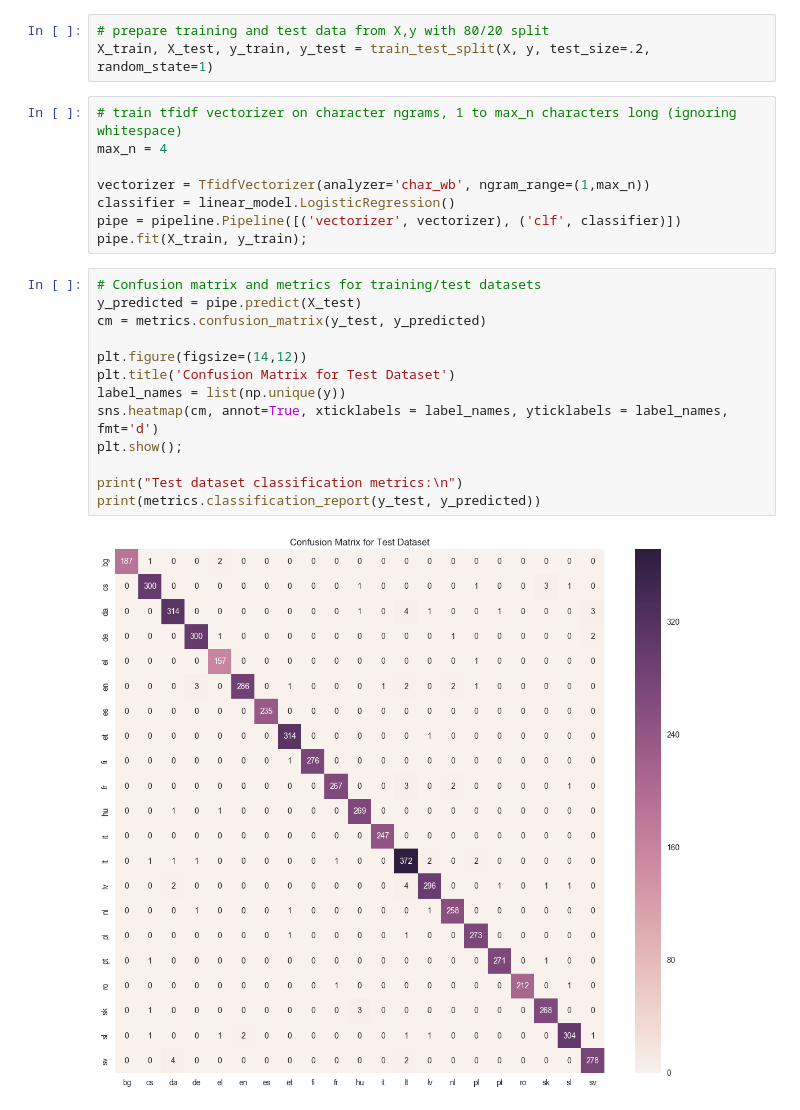
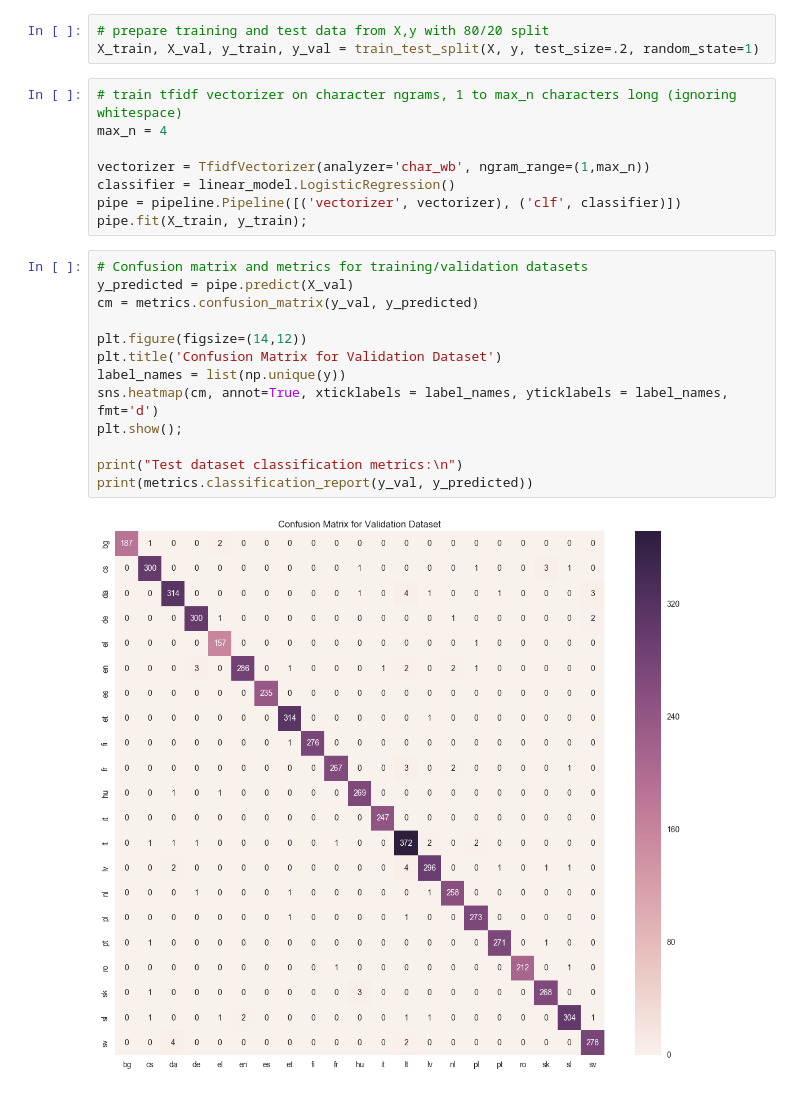
Before and after one commit to dwww2012/startup_ML, a Jupyter notebook: startup_ml_lang_detect.ipynb, the cells around one changed output. Cells and saved outputs as stored; diff of their text form.

```diff
--- a/startup_ml_lang_detect.ipynb
+++ b/startup_ml_lang_detect.ipynb
@@ -104,6 +104,6 @@ Total letters in corpus:  3126478
 # %%
 # prepare training and test data from X,y with 80/20 split
-X_train, X_test, y_train, y_test = train_test_split(X, y, test_size=.2, random_state=1)
+X_train, X_val, y_train, y_val = train_test_split(X, y, test_size=.2, random_state=1)
 # %%
 # train tfidf vectorizer on character ngrams, 1 to max_n characters long (ignoring whitespace)
 max_n = 4
@@ -113,20 +113,20 @@ classifier = linear_model.LogisticRegression()
 pipe = pipeline.Pipeline([('vectorizer', vectorizer), ('clf', classifier)])
 pipe.fit(X_train, y_train);
 # %%
-# Confusion matrix and metrics for training/test datasets
-y_predicted = pipe.predict(X_test)
-cm = metrics.confusion_matrix(y_test, y_predicted)
+# Confusion matrix and metrics for training/validation datasets
+y_predicted = pipe.predict(X_val)
+cm = metrics.confusion_matrix(y_val, y_predicted)
 
 plt.figure(figsize=(14,12))
-plt.title('Confusion Matrix for Test Dataset')
+plt.title('Confusion Matrix for Validation Dataset')
 label_names = list(np.unique(y))
 sns.heatmap(cm, annot=True, xticklabels = label_names, yticklabels = label_names, fmt='d')
 plt.show();
 
 print("Test dataset classification metrics:\n")
-print(metrics.classification_report(y_test, y_predicted))
+print(metrics.classification_report(y_val, y_predicted))
 # %% [output]
-[figure, old version]
+[figure, new version]
 Test dataset classification metrics:
 
              precision    recall  f1-score   support
```
Also changed, not shown: parts of 8 cells of this notebook.
